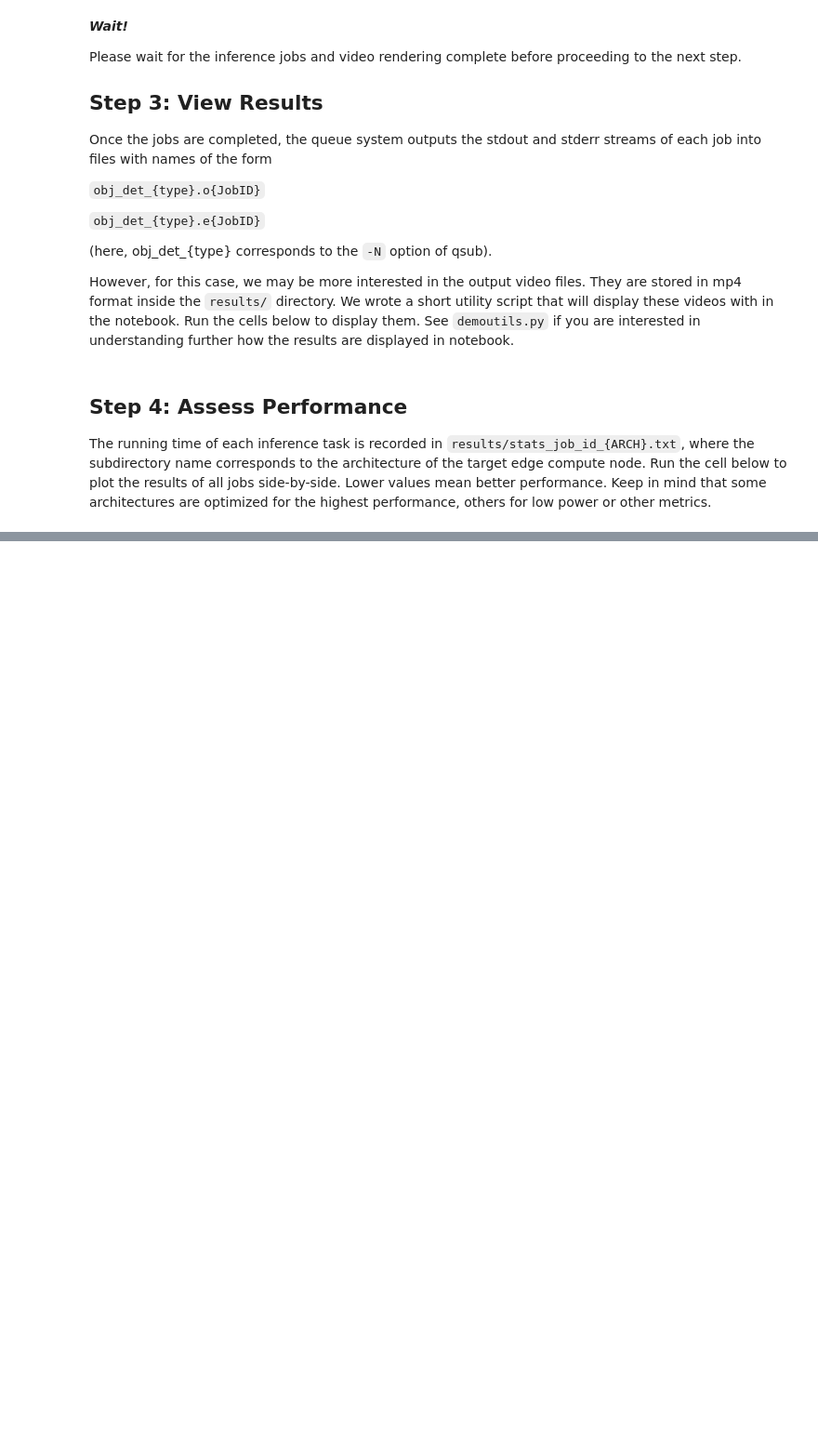
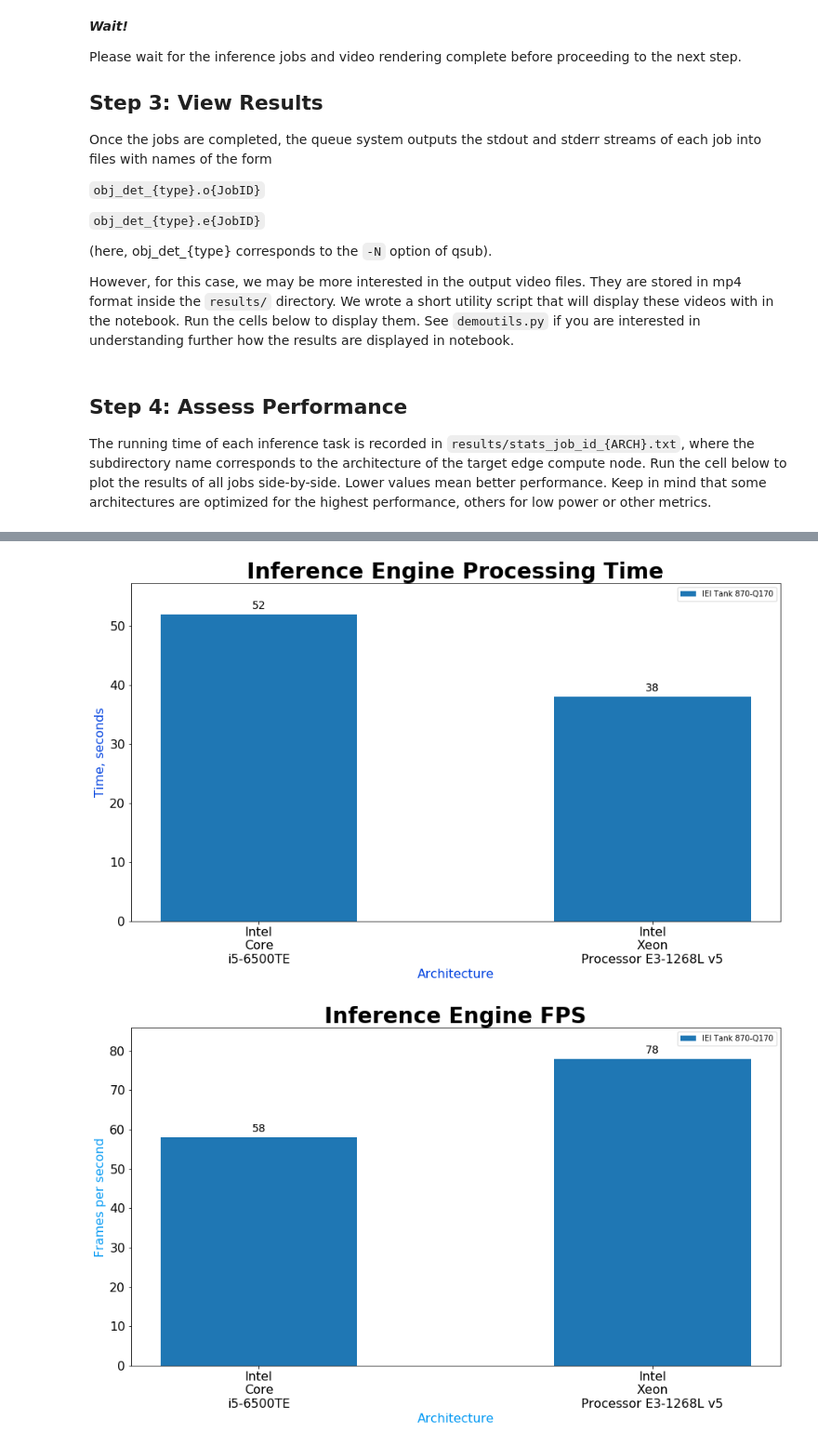
Before and after one commit to jlee17/iot-devcloud, a Jupyter notebook: python/object-detection-python/object_detection_demo.ipynb, the cells around one changed output, grey strips where cells are left out. Shown at 93% size. Drawn from its saved outputs; the diff is of its cells as text; code cells hidden in the pictures; blank space fills up the shorter version.

```diff
--- a/python/object-detection-python/object_detection_demo.ipynb
+++ b/python/object-detection-python/object_detection_demo.ipynb
@@ -606,3 +604,11 @@ for arch, a_name in arch_list:
 summaryPlot(stats_list, 'Architecture', 'Time, seconds', 'Inference Engine Processing Time', 'time' )
 
 summaryPlot(stats_list, 'Architecture', 'Frames per second', 'Inference Engine FPS', 'fps' )
+# %%
+import sys
+from pathlib import Path
+sys.path.insert(0, str(Path().resolve().parent.parent))
+from demoTools.demoutils_tabs import *
+democar = Demo('object_detection_job.sh', 2, '/data/reference-sample-data/object-detection-python/cars_1900.mp4')
+democar.displayHW()
+democar.jobSetup()
@@ -608,0 +632,6 @@ summaryPlot(stats_list, 'Architecture', 'Frames per second', 'Inference Engine F
+# %%
+democar.summaryPlot('Architecture', 'Time, seconds', 'Inference Engine Processing Time', 'time' )
+democar.summaryPlot('Architecture', 'Frames per second', 'Inference Engine FPS', 'fps' )
+# %% [output]
+[figure, added]
+[figure, added]
```
Also changed, not shown: parts of 41 cells of this notebook, 1 other file.
